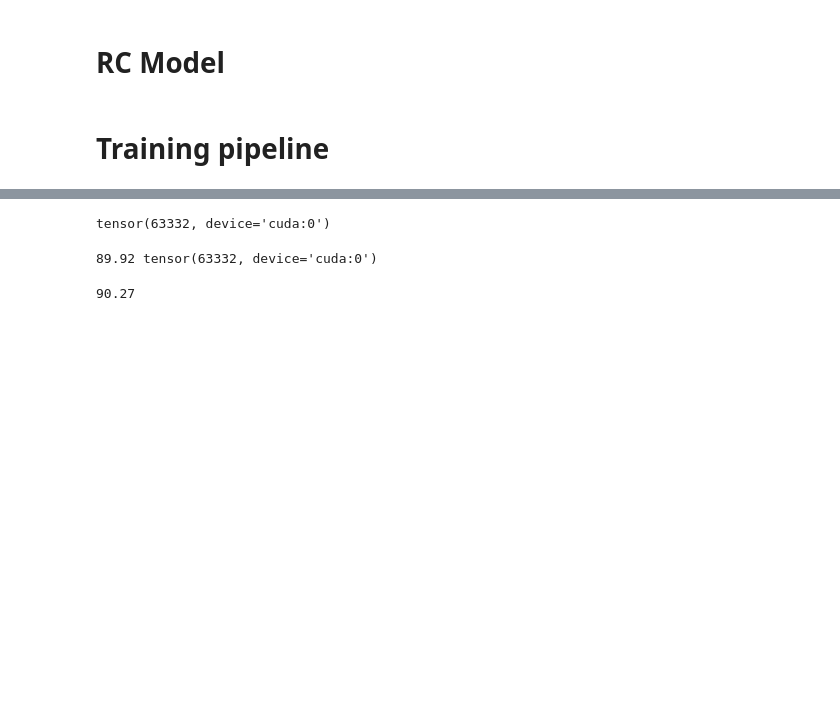
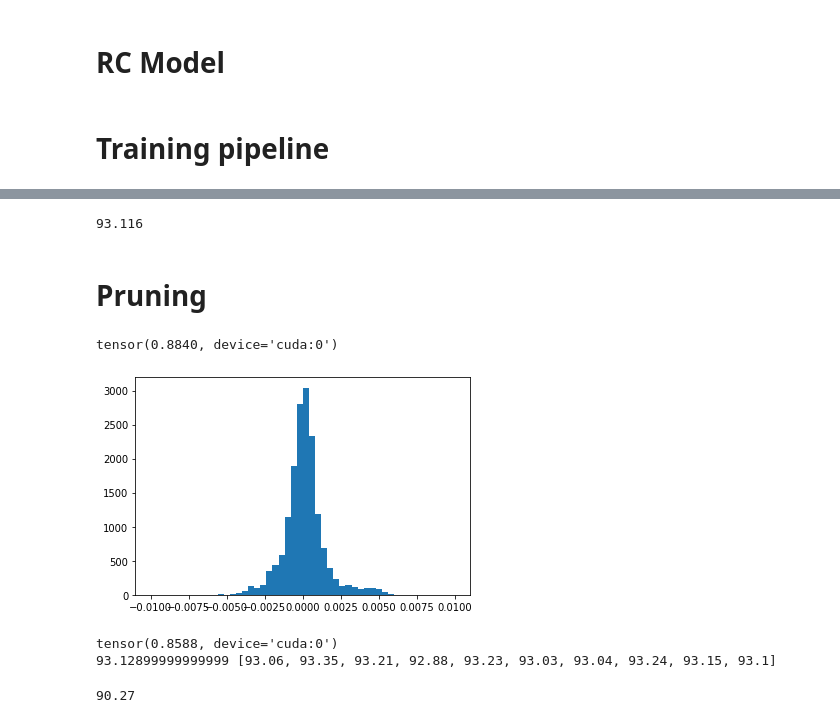
Before and after one commit to HuangHaoyu1997/Reservoir-Computing, a Jupyter notebook: new_RC.ipynb, the cells around one changed output, grey strips where cells are left out. Drawn from its saved outputs; the diff is of its cells as text; code cells hidden in the pictures; blank space fills up the shorter version.

```diff
--- a/new_RC.ipynb
+++ b/new_RC.ipynb
@@ -123,9 +138,11 @@ class RC(nn.Module):
         self.conv_in.requires_grad_ = False
 
         # self.A = nn.Parameter(torch.tensor(A_cluster(config)), requires_grad=False) # adjacency matrix
-        self.A = nn.Linear(config.hid, config.hid, bias=False) # random initialized adjacency matrix
-        nn.init.uniform_(self.A.weight, a=0, b=1)
-        self.fc_out = nn.Linear(hid, out)
+        self.A1 = nn.Linear(config.hid, config.hid, bias=False) # random initialized adjacency matrix
+        self.A2 = nn.Linear(config.hid, config.hid, bias=False)
+        nn.init.uniform_(self.A1.weight, a=0, b=1)
+        nn.init.uniform_(self.A2.weight, a=0, b=1)
+        self.fc_out = nn.Linear(hid*2, out)
 
         self.thr = nn.Parameter(torch.rand(config.hid)*config.thr, requires_grad=False)
         self.decay = nn.Parameter(torch.rand(config.hid)*config.decay, requires_grad=False)
@@ -142,9 +159,13 @@ class RC(nn.Module):
         # if len(input.shape)>2:
         #     batch, time_step = input.shape[0:2]
 
-        hid_mem = torch.zeros(batch, time_step+1, config.hid).uniform_(0, 0.1).to(device)
-        hid_spk = torch.zeros(batch, time_step+1, config.hid).to(device)
-        sum_spk = torch.zeros(batch, config.hid).to(device)
+        hid1_mem = torch.zeros(batch, time_step+1, config.hid).uniform_(0, 0.1).to(device)
+        hid1_spk = torch.zeros(batch, time_step+1, config.hid).to(device)
+        hid2_mem = torch.zeros(batch, time_step+1, config.hid).uniform_(0, 0.1).to(device)
+        hid2_spk = torch.zeros(batch, time_step+1, config.hid).to(device)
+
+        sum1_spk = torch.zeros(batch, config.hid).to(device)
+        sum2_spk = torch.zeros(batch, config.hid).to(device)
 
         for t in range(time_step):
             x = input > torch.rand(input.size()).to(device)
@@ -154,17 +175,24 @@ class RC(nn.Module):
             # x = self.conv_in(input[:, t, :, :, :])
 
             # x = x @ self.A
-            x = F.sigmoid(self.A(x))
+            x = F.sigmoid(self.A1(x))
 
-            hid_mem_tmp, hid_spk_tmp = mem_update(x, hid_mem[:,t,:], hid_spk[:,t,:], self.thr, self.decay, self.rst)
-            hid_mem[:,t+1,:] = hid_mem_tmp
-            hid_spk[:,t+1,:] = hid_spk_tmp
-            sum_spk += hid_spk_tmp
+            hid1_mem_tmp, hid1_spk_tmp = mem_update(x, hid1_mem[:,t,:], hid1_spk[:,t,:], self.thr, self.decay, self.rst)
+            hid1_mem[:,t+1,:] = hid1_mem_tmp
+            hid1_spk[:,t+1,:] = hid1_spk_tmp
+            sum1_spk += hid1_spk_tmp
 
-        sum_spk /= time_step
-        out = self.fc_out(sum_spk)
-        A_norm = torch.norm(self.A.weight, p=1)
-        return out, hid_mem, hid_spk, A_norm
+            x = F.sigmoid(self.A2(hid1_spk_tmp))
+            hid2_mem_tmp, hid2_spk_tmp = mem_update(x, hid2_mem[:,t,:], hid2_spk[:,t,:], self.thr, self.decay, self.rst)
+            hid2_mem[:,t+1,:] = hid2_mem_tmp
+            hid2_spk[:,t+1,:] = hid2_spk_tmp
+
+            sum2_spk += hid2_spk_tmp
+        sum1_spk /= time_step
+        sum2_spk /= time_step
+        out = self.fc_out(torch.cat((sum1_spk, sum2_spk), dim=1))
+        A_norm = torch.norm(self.A1.weight, p=1) + torch.norm(self.A2.weight, p=1)
+        return out, hid2_mem, hid2_spk, A_norm
 # %% [markdown]
 # Training pipeline
 # %%
@@ -247,17 +329,40 @@ KeyboardInterrupt:
+# %%
+np.mean([93.08,93.26,93.3,92.91,93.12,93.01,93.04,93.23,93.13,93.08])
+# %% [output]
+93.116
+# %% [markdown]
+# Pruning
 # %%
 # 1-(model.A.weight.abs()<8.5e-3).sum()/65536
-(model.A.weight.abs()<=10e-3).sum()
+(model.A2.weight.abs()<=2e-3).sum()/128/128
 # %% [output]
-tensor(63332, device='cuda:0')
+tensor(0.8840, device='cuda:0')
+# %%
+stat = plt.hist(model.A2.weight.flatten().detach().cpu().numpy(), bins=50, range=[-0.01, 0.01])
+# %% [output]
+[figure, added]
 # %%
 RC_model = deepcopy(model)
 with torch.no_grad():
     baseline = 10e-3
-    RC_model.A.weight[RC_model.A.weight.abs() <= baseline] = 0
+    RC_model.A1.weight[RC_model.A1.weight.abs() <= baseline] = 0
+    baseline = 2e-3
+    RC_model.A2.weight[RC_model.A2.weight.abs() <= baseline] = 0
     # RC_model.A.weight[RC_model.A.weight.abs() > baseline] = 1.0
-    print(test(RC_model, test_loader), (RC_model.A.weight==0).sum())
+    print(((RC_model.A1.weight==0).sum() + (RC_model.A2.weight==0).sum()) / (2*config.hid**2))
+
+    acc_mean = []
+    for i in range(10):
+        np.random.seed(i)
+        torch.manual_seed(i)
+        torch.cuda.manual_seed_all(i)
+        torch.backends.cudnn.deterministic = True
+        torch.backends.cudnn.benchmark = False
+        acc_mean.append(test(RC_model, test_loader))
+    print(np.mean(acc_mean), acc_mean)
 # %% [output]
-89.92 tensor(63332, device='cuda:0')
+tensor(0.8588, device='cuda:0')
+93.12899999999999 [93.06, 93.35, 93.21, 92.88, 93.23, 93.03, 93.04, 93.24, 93.15, 93.1]
 # %%
 A = RC_model.A.weight.cpu().data.numpy()
 x, y = np.where(A>baseline)
```
Also changed, not shown: parts of 16 cells of this notebook, 5 other files.
